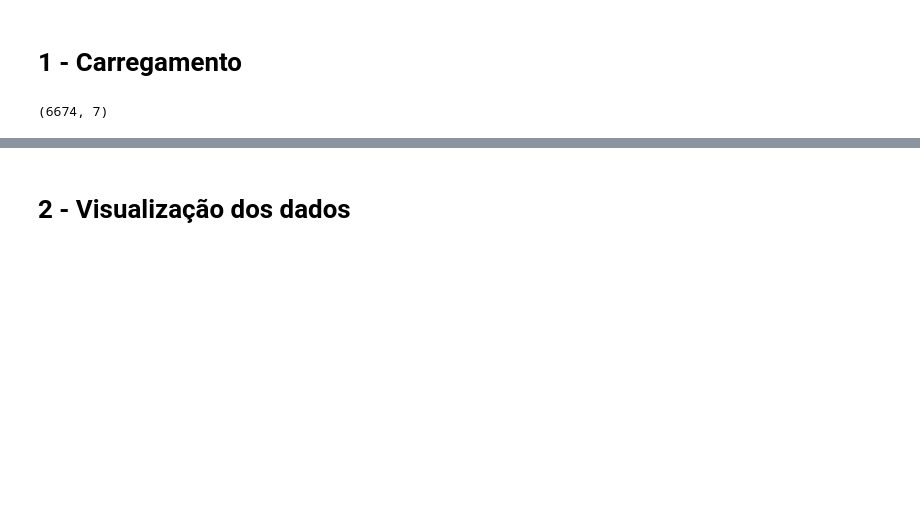
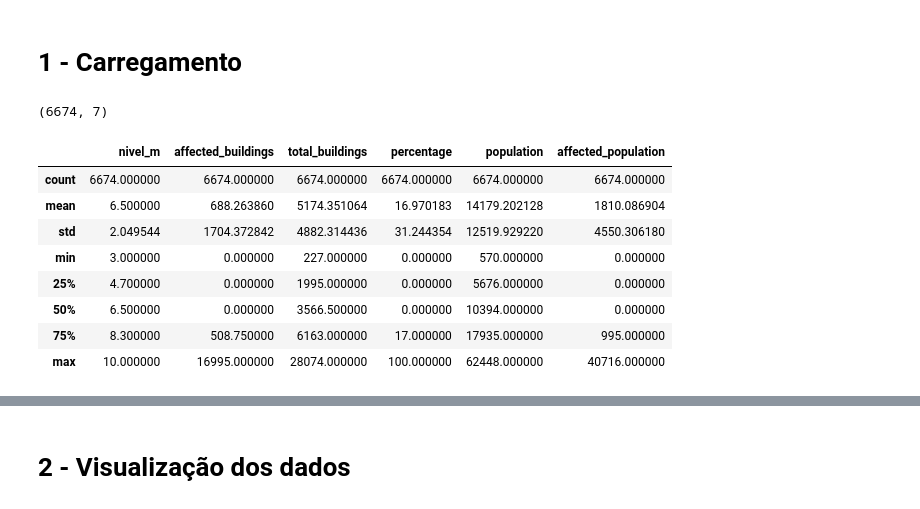
Before and after one commit to diegoborges-git/projeto-enchentes, a Jupyter notebook: notebooks/limpeza_dados.ipynb, the cells around one changed output, grey strips where cells are left out. Saved outputs shown, nothing was run; the diff lists cells and outputs as text; code cells hidden in the pictures; blank space fills up the shorter version.

```diff
--- a/notebooks/limpeza_dados.ipynb
+++ b/notebooks/limpeza_dados.ipynb
@@ -24,3 +25,18 @@ df = pd.DataFrame([
 print(df.shape)  # deve dar (6674, 7)
 # %% [output]
 (6674, 7)
+# %%
+#df.info() sem dados nulos
+df.describe()
+#df.duplicated().sum() -> sem dados duplicados
+#(df.isnull().sum()*100/df.index.size).round(2).sort_values(ascending=False)# nenhum valor faltante -> NaN(Not a Number), None ou NaT(Not a Time)
+# %% [output]
+|  | nivel_m | affected_buildings | total_buildings | percentage | population | affected_population |
+| count | 6674.000000 | 6674.000000 | 6674.000000 | 6674.000000 | 6674.000000 | 6674.000000 |
+| mean | 6.500000 | 688.263860 | 5174.351064 | 16.970183 | 14179.202128 | 1810.086904 |
+| std | 2.049544 | 1704.372842 | 4882.314436 | 31.244354 | 12519.929220 | 4550.306180 |
+| min | 3.000000 | 0.000000 | 227.000000 | 0.000000 | 570.000000 | 0.000000 |
+| 25% | 4.700000 | 0.000000 | 1995.000000 | 0.000000 | 5676.000000 | 0.000000 |
+| 50% | 6.500000 | 0.000000 | 3566.500000 | 0.000000 | 10394.000000 | 0.000000 |
+| 75% | 8.300000 | 508.750000 | 6163.000000 | 17.000000 | 17935.000000 | 995.000000 |
+| max | 10.000000 | 16995.000000 | 28074.000000 | 100.000000 | 62448.000000 | 40716.000000 |
```
Also changed, not shown: parts of 5 cells of this notebook, 22 other files.
